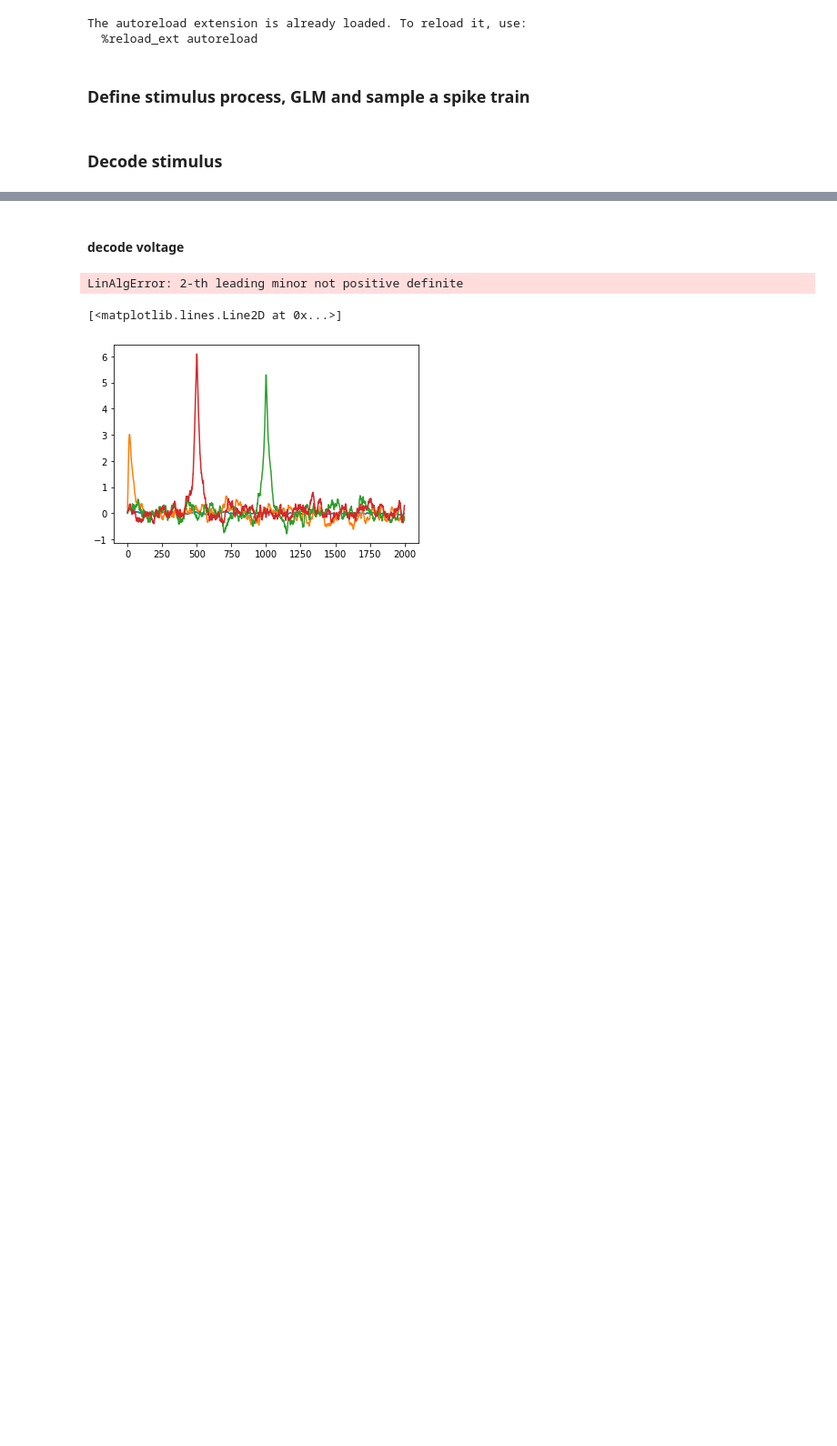
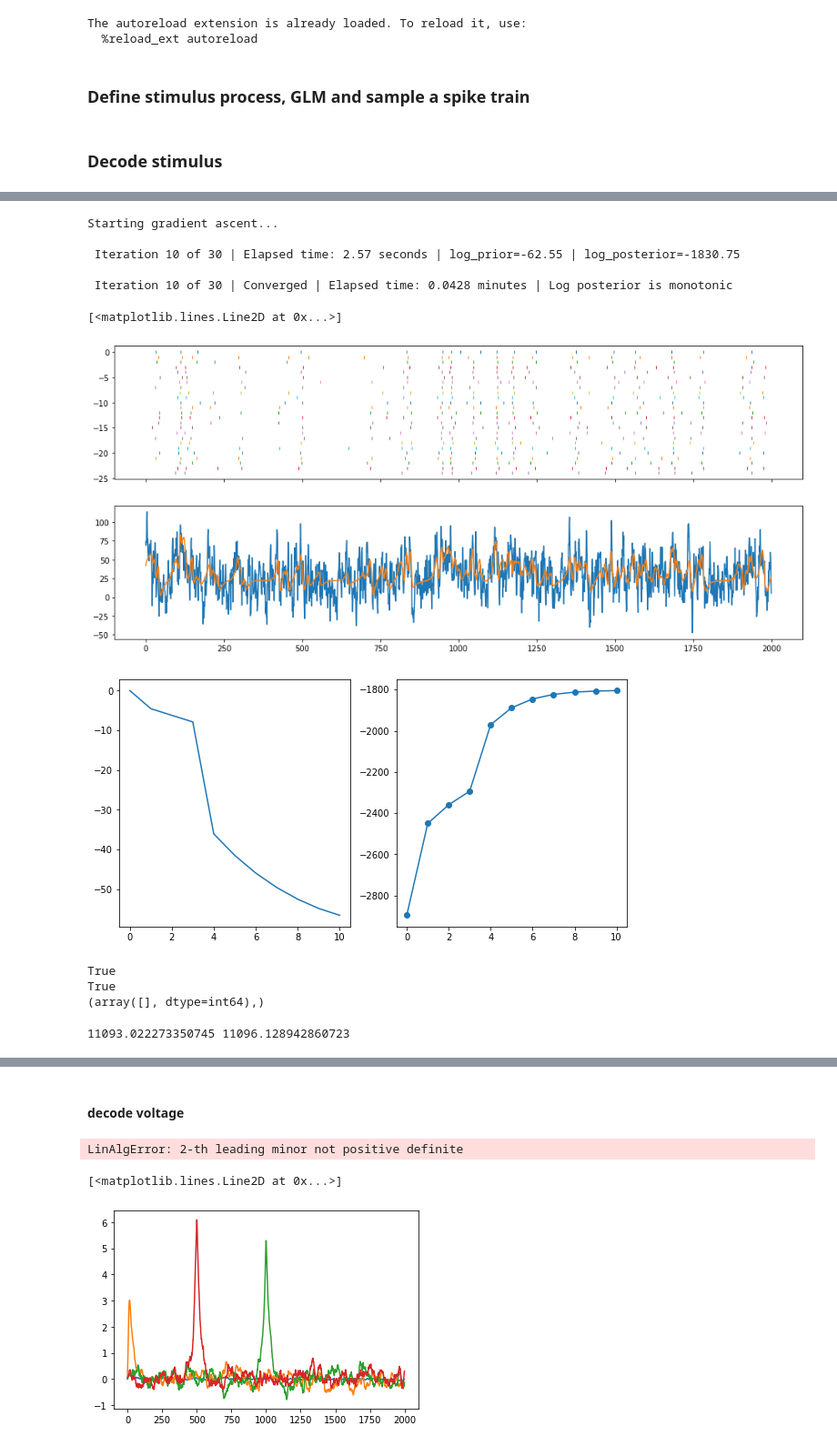
Before and after one commit to diegoarri91/iclamp-glm, a Jupyter notebook: examples/LSSRM_sample_and_decode.ipynb, the cells around one changed output, grey strips where cells are left out. Shown at 91% size. Cells and saved outputs as stored; diff of their text form; code cells hidden in the pictures; blank space fills up the shorter version.

```diff
--- a/examples/LSSRM_sample_and_decode.ipynb
+++ b/examples/LSSRM_sample_and_decode.ipynb
@@ -38,3 +65,57 @@ v, r, mask_spk_true = lssrm.sample(t, stim)
+# %%
+from icglm.models.glm import GLM
+
+kappa = lssrm.kappa.copy()
+kappa.coefs = kappa.coefs / lssrm.dv
+# eta = eta.copy()
+eta = KernelRect(eta.tbins, coefs=(eta.coefs + gamma.interpolate(eta.tbins[:-1])) / lssrm.dv)
+glm = GLM(kappa=kappa, eta=eta, u0=-(lssrm.vr - lssrm.vt) / lssrm.dv)
+
+stim_dec2, optimizer2 = glm.decode(t, mask_spk_true, stim0=stim0, prior=ou,
+                                  newton_kwargs=newton_kwargs, verbose=True)
+
+fig, (ax1, ax2) = plt.subplots(figsize=(16, 7), nrows=2, sharex=True)
+for sw in range(mask_spk_true.shape[1]):
+    _mask = mask_spk_true[:, sw]
+    ax1.plot(t[_mask], np.zeros(np.sum(_mask)) - sw, '|', ms=4)
+ax2.plot(t, np.mean(stim, 1))
+ax2.plot(t, stim_dec2)
+
+fig, (ax1, ax2) = plt.subplots(figsize=(10, 5), ncols=2)
+ax1.plot(optimizer.log_prior_iterations)
+ax2.plot(optimizer.log_posterior_iterations, '-o')
+# %% [output]
+Starting gradient ascent...
+
+ Iteration 10 of 30 | Elapsed time: 2.57 seconds | log_prior=-62.55 | log_posterior=-1830.75
+
+ Iteration 10 of 30 | Converged | Elapsed time: 0.0428 minutes | Log posterior is monotonic
+[<matplotlib.lines.Line2D at 0x...>]
+[figure, added]
+[figure, added]
+# %%
+print(np.allclose(stim_dec, stim_dec2))
+print(np.all(np.abs(stim_dec - stim_dec2) < 1e-1))
+print(np.where(np.abs(stim_dec - stim_dec2) > 1e-5))
+# %% [output]
+True
+True
+(array([], dtype=int64),)
+# %%
+from scipy.linalg import cholesky_banded
+from icglm.metrics.decoding import log_det_from_banded_cholesky
+
+h_log_posterior_banded = optimizer.h_log_posterior
+inv_cov_banded_cholesky = cholesky_banded(-h_log_posterior_banded, lower=True)
+cov_log_determinant = -log_det_from_banded_cholesky(inv_cov_banded_cholesky)
+
+h_log_posterior_banded = optimizer2.h_log_posterior
+inv_cov_banded_cholesky = cholesky_banded(-h_log_posterior_banded, lower=True)
+cov_log_determinant2 = -log_det_from_banded_cholesky(inv_cov_banded_cholesky)
+
+print(cov_log_determinant, cov_log_determinant2)
+# %% [output]
+11093.022273350745 11096.128942860723
 # %%
 newton_kwargs = dict(max_iterations=30, stop_cond=5e-6, learning_rate=5e-1, initial_learning_rate=5e-2, warm_up_iterations=3)
 
```
Also changed, not shown: parts of 4 cells of this notebook, 47 other files.
